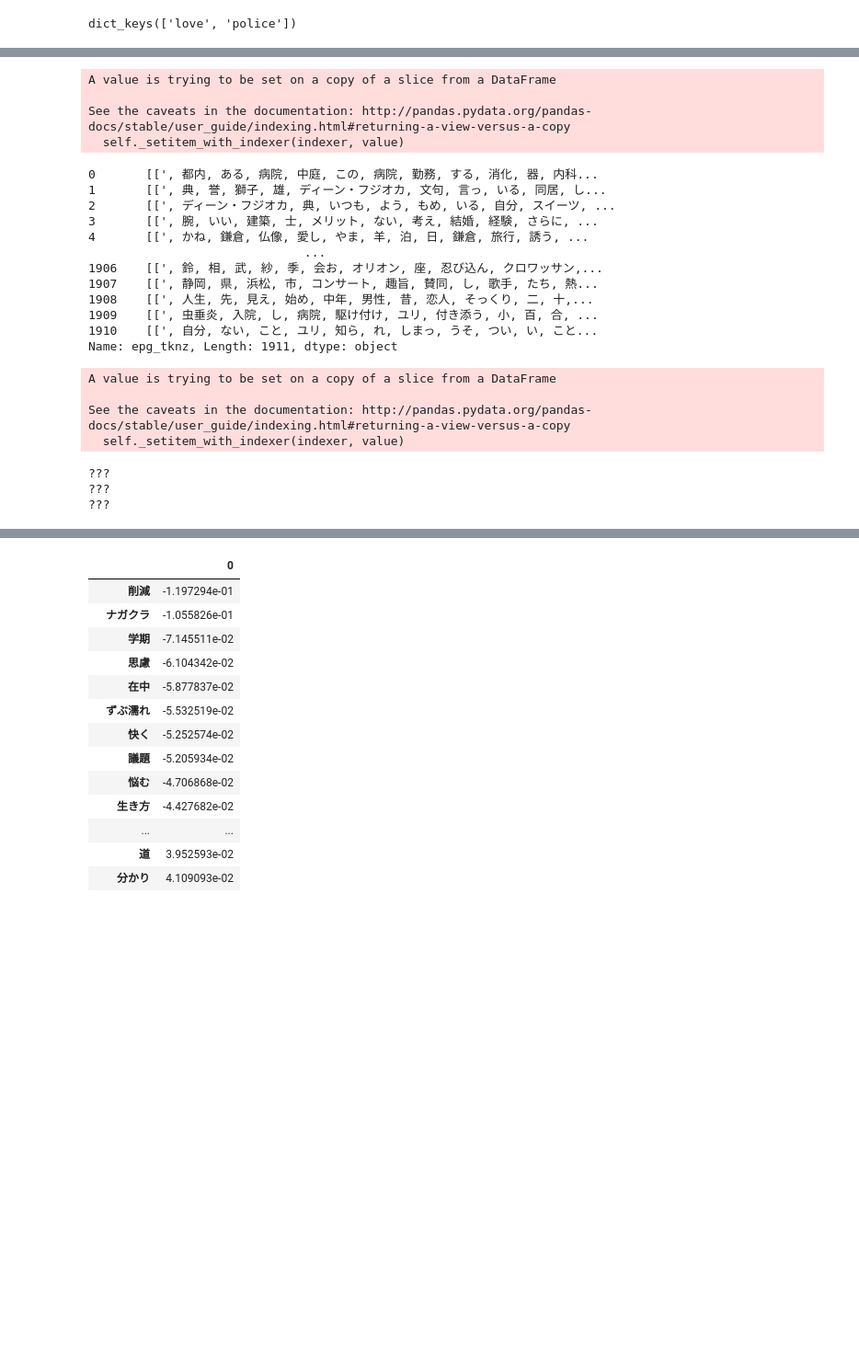
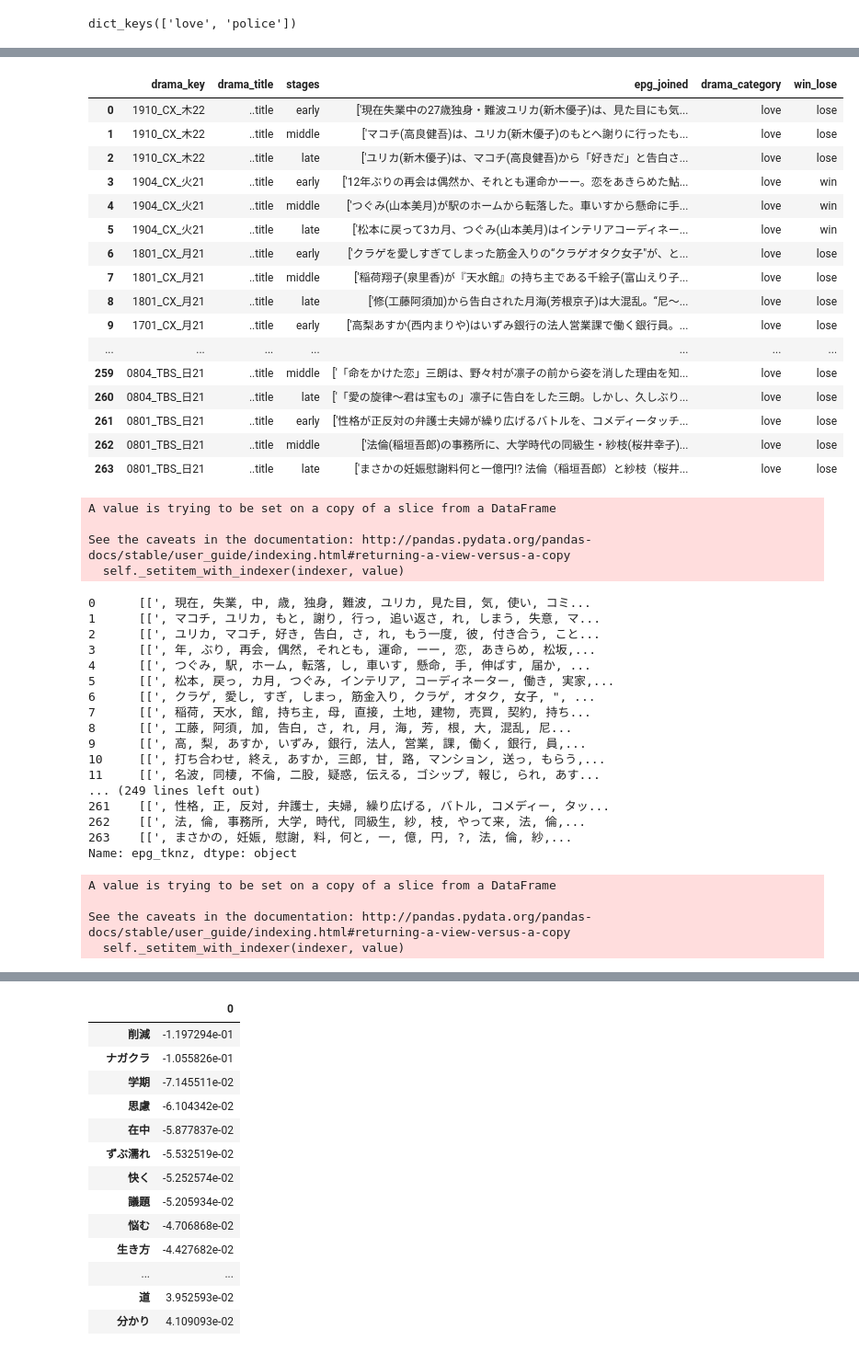
Before and after one commit to c-c-c-c/dm_integration, a Jupyter notebook: myMecab.ipynb, the cells around one changed output, grey strips where cells are left out. Shown at 92% size. Saved outputs shown, nothing was run; the diff lists cells and outputs as text; code cells hidden in the pictures; blank space fills up the shorter version.

```diff
--- a/myMecab.ipynb
+++ b/myMecab.ipynb
@@ -247,7 +267,7 @@ police☆
 df_stage = pd.DataFrame( columns=['drama_key','drama_title','stages','epg_joined','drama_category','win_lose'] )
 
 
-for tmp_key in df_notnull.drama_key.unique():
+for tmp_key in df_notnull[df_notnull["category"] == "love"].drama_key.unique():
 
     win_or_lose = ""
     if tmp_key in drama_win_lose_dic["win"]:
@@ -259,8 +279,10 @@ for tmp_key in df_notnull.drama_key.unique():
     else:
         print("????")
 
-    tmp_cat = str(df_notnull[ df_notnull["drama_key"] == tmp_key ].category.values[0])
-    tmp_title = str(df_notnull[ df_notnull["drama_key"] == tmp_key ].drama_title.values[0])
+        # target_idx = df_stage.query(qry_wl).index
+        # df_notnull[ "category" ].loc [target_idx] = "police"
+        # # print(police_cnt)
+
 
     for tmp_stage in ["early","middle" ,"late"]:
 
@@ -277,5 +299,9 @@ for tmp_key in df_notnull.drama_key.unique():
         target_i =  df_notnull.query(qry)["sharp_epg_hand_corrected"]
         epg_joined = str(df_notnull.query(qry)["sharp_epg_hand_corrected"].values)
 
-        tmp_se = pd.Series( [ tmp_key, tmp_title,tmp_stage, epg_joined  ,tmp_cat, win_or_lose ]  , index=df_stage.columns  )
+        tmp_se = pd.Series( [ tmp_key, "..title" ,tmp_stage, epg_joined  ,"love", win_or_lose ]  , index=df_stage.columns  )
         df_stage = df_stage.append( tmp_se, ignore_index=True )
+
+# early, middle, lateで作る
+
+# for i in range():
@@ -304,3 +308,23 @@ df_stage.iloc[1:400]
+# %%
+df_stage
+# %% [output]
+|  | drama_key | drama_title | stages | epg_joined | drama_category | win_lose |
+| 0 | 1910_CX_木22 | ..title | early | ['現在失業中の27歳独身・難波ユリカ(新木優子)は、見た目にも気... | love | lose |
+| 1 | 1910_CX_木22 | ..title | middle | ['マコチ(高良健吾)は、ユリカ(新木優子)のもとへ謝りに行ったも... | love | lose |
+| 2 | 1910_CX_木22 | ..title | late | ['ユリカ(新木優子)は、マコチ(高良健吾)から「好きだ」と告白さ... | love | lose |
+| 3 | 1904_CX_火21 | ..title | early | ['12年ぶりの再会は偶然か、それとも運命かーー。恋をあきらめた鮎... | love | win |
+| 4 | 1904_CX_火21 | ..title | middle | ['つぐみ(山本美月)が駅のホームから転落した。車いすから懸命に手... | love | win |
+| 5 | 1904_CX_火21 | ..title | late | ['松本に戻って3カ月、つぐみ(山本美月)はインテリアコーディネー... | love | win |
+| 6 | 1801_CX_月21 | ..title | early | ['クラゲを愛しすぎてしまった筋金入りの“クラゲオタク女子"が、と... | love | lose |
+| 7 | 1801_CX_月21 | ..title | middle | ['稲荷翔子(泉里香)が『天水館』の持ち主である千絵子(富山えり子... | love | lose |
+| 8 | 1801_CX_月21 | ..title | late | ['修(工藤阿須加)から告白された月海(芳根京子)は大混乱。“尼～... | love | lose |
+| 9 | 1701_CX_月21 | ..title | early | ['高梨あすか(西内まりや)はいずみ銀行の法人営業課で働く銀行員。... | love | lose |
+| ... | ... | ... | ... | ... | ... | ... |
+| 259 | 0804_TBS_日21 | ..title | middle | ['「命をかけた恋」三朗は、野々村が凛子の前から姿を消した理由を知... | love | lose |
+| 260 | 0804_TBS_日21 | ..title | late | ['「愛の旋律～君は宝もの」凛子に告白をした三朗。しかし、久しぶり... | love | lose |
+| 261 | 0801_TBS_日21 | ..title | early | ['性格が正反対の弁護士夫婦が繰り広げるバトルを、コメディータッチ... | love | lose |
+| 262 | 0801_TBS_日21 | ..title | middle | ['法倫(稲垣吾郎)の事務所に、大学時代の同級生・紗枝(桜井幸子)... | love | lose |
+| 263 | 0801_TBS_日21 | ..title | late | ['まさかの妊娠慰謝料何と一億円!? 法倫（稲垣吾郎）と紗枝（桜井... | love | lose |
 # %%
 # 空の列を足す
 df_stage["epg_tknz"] = np.nan
@@ -337,18 +361,23 @@ See the caveats in the documentation: http://pandas.pydata.org/pandas-docs/stabl
 # %%
 df_stage["epg_tknz"]
 # %% [output]
-0       [[', 都内, ある, 病院, 中庭, この, 病院, 勤務, する, 消化, 器, 内科...
-1       [[', 典, 誉, 獅子, 雄, ディーン・フジオカ, 文句, 言っ, いる, 同居, し...
-2       [[', ディーン・フジオカ, 典, いつも, よう, もめ, いる, 自分, スイーツ, ...
-3       [[', 腕, いい, 建築, 士, メリット, ない, 考え, 結婚, 経験, さらに, ...
-4       [[', かね, 鎌倉, 仏像, 愛し, やま, 羊, 泊, 日, 鎌倉, 旅行, 誘う, ...
-                              ...
-1906    [[', 鈴, 相, 武, 紗, 季, 会お, オリオン, 座, 忍び込ん, クロワッサン,...
-1907    [[', 静岡, 県, 浜松, 市, コンサート, 趣旨, 賛同, し, 歌手, たち, 熱...
-1908    [[', 人生, 先, 見え, 始め, 中年, 男性, 昔, 恋人, そっくり, 二, 十,...
-1909    [[', 虫垂炎, 入院, し, 病院, 駆け付け, ユリ, 付き添う, 小, 百, 合, ...
-1910    [[', 自分, ない, こと, ユリ, 知ら, れ, しまっ, うそ, つい, い, こと...
-Name: epg_tknz, Length: 1911, dtype: object
+0      [[', 現在, 失業, 中, 歳, 独身, 難波, ユリカ, 見た目, 気, 使い, コミ...
+1      [[', マコチ, ユリカ, もと, 謝り, 行っ, 追い返さ, れ, しまう, 失意, マ...
+2      [[', ユリカ, マコチ, 好き, 告白, さ, れ, もう一度, 彼, 付き合う, こと...
+3      [[', 年, ぶり, 再会, 偶然, それとも, 運命, ーー, 恋, あきらめ, 松坂,...
+4      [[', つぐみ, 駅, ホーム, 転落, し, 車いす, 懸命, 手, 伸ばす, 届か, ...
+5      [[', 松本, 戻っ, カ月, つぐみ, インテリア, コーディネーター, 働き, 実家,...
+6      [[', クラゲ, 愛し, すぎ, しまっ, 筋金入り, クラゲ, オタク, 女子, ", ...
+7      [[', 稲荷, 天水, 館, 持ち主, 母, 直接, 土地, 建物, 売買, 契約, 持ち...
+8      [[', 工藤, 阿須, 加, 告白, さ, れ, 月, 海, 芳, 根, 大, 混乱, 尼...
+9      [[', 高, 梨, あすか, いずみ, 銀行, 法人, 営業, 課, 働く, 銀行, 員,...
+10     [[', 打ち合わせ, 終え, あすか, 三郎, 甘, 路, マンション, 送っ, もらう,...
+11     [[', 名波, 同棲, 不倫, 二股, 疑惑, 伝える, ゴシップ, 報じ, られ, あす...
+... (249 lines left out)
+261    [[', 性格, 正, 反対, 弁護士, 夫婦, 繰り広げる, バトル, コメディー, タッ...
+262    [[', 法, 倫, 事務所, 大学, 時代, 同級生, 紗, 枝, やって来, 法, 倫,...
+263    [[', まさかの, 妊娠, 慰謝, 料, 何と, 一, 億, 円, ?, 法, 倫, 紗,...
+Name: epg_tknz, dtype: object
 # %%
 df_stage["win_lose_dummy"] = np.nan
 for i in range(len( df_stage["win_lose"] )):
@@ -370,9 +399,6 @@ A value is trying to be set on a copy of a slice from a DataFrame
 
 See the caveats in the documentation: http://pandas.pydata.org/pandas-docs/stable/user_guide/indexing.html#returning-a-view-versus-a-copy
   self._setitem_with_indexer(indexer, value)
-???
-???
-???
 # %%
 # 行列の中で1より大きい数値を１にならす
 def bool_bow ( argX ) :
```
Also changed, not shown: parts of 19 cells of this notebook.
